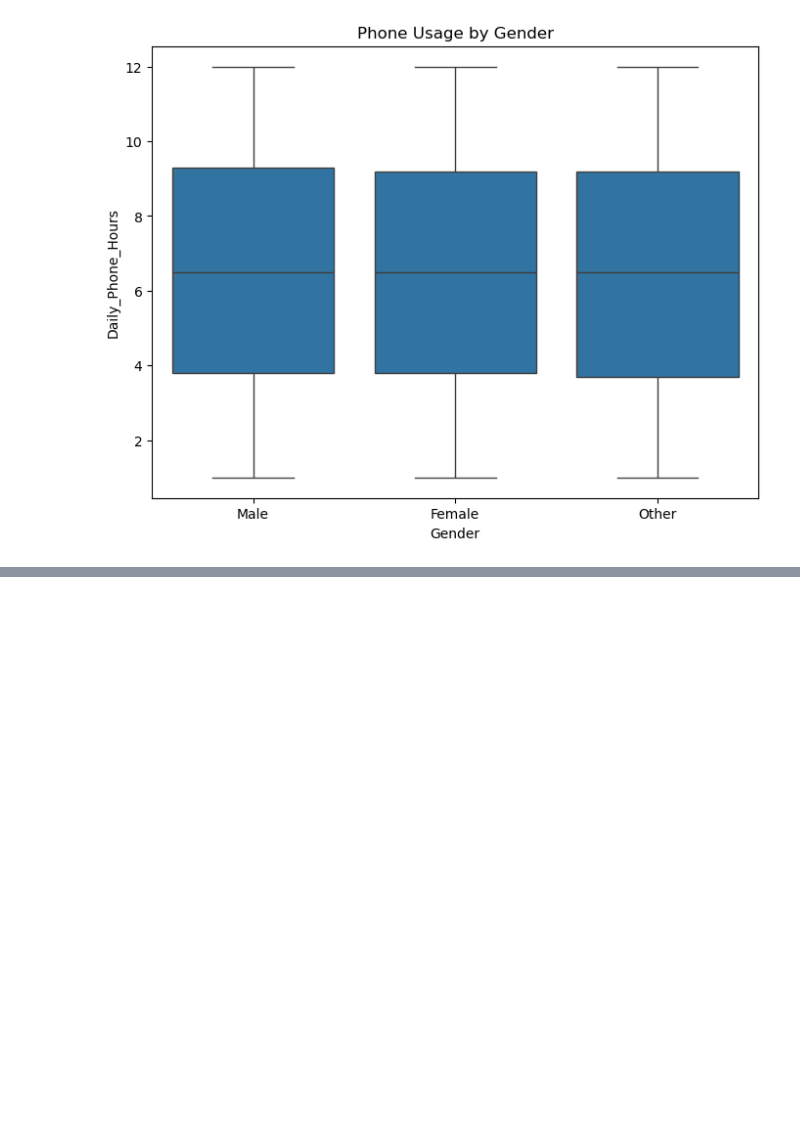
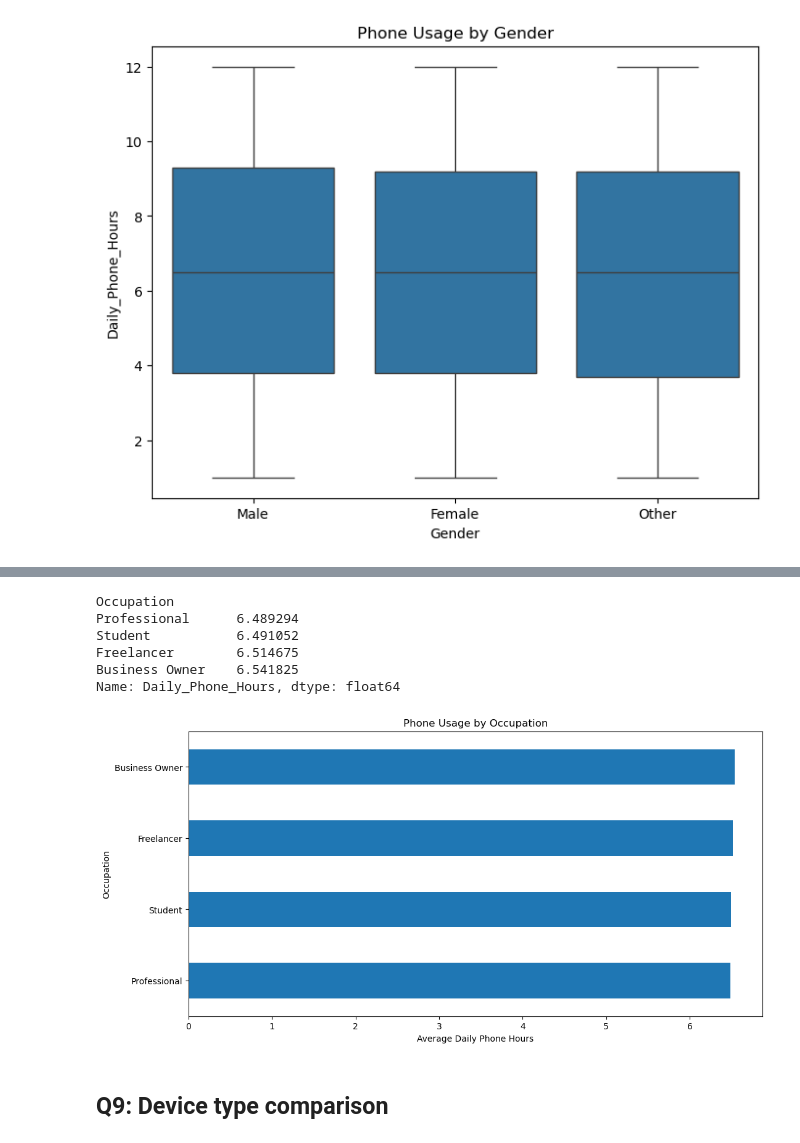
Before and after one commit to geff-ghost/screenTimeSleep, a Jupyter notebook: Smartphone_Usage_Statistics.ipynb, the cells around one changed output, grey strips where cells are left out. Drawn from its saved outputs; the diff is of its cells as text; code cells hidden in the pictures; blank space fills up the shorter version.

```diff
--- a/Smartphone_Usage_Statistics.ipynb
+++ b/Smartphone_Usage_Statistics.ipynb
@@ -285,0 +332,20 @@ plt.title('Phone Usage by Gender');
+# %%
+occupation_usage = smartphone_df.groupby('Occupation')['Daily_Phone_Hours'].mean().sort_values()
+occupation_usage
+# %% [output]
+Occupation
+Professional      6.489294
+Student           6.491052
+Freelancer        6.514675
+Business Owner    6.541825
+Name: Daily_Phone_Hours, dtype: float64
+# %%
+plt.figure(figsize=(12,6))
+occupation_usage.plot(kind='barh')
+plt.xlabel('Average Daily Phone Hours')
+plt.title('Phone Usage by Occupation')
+plt.show()
+# %% [output]
+[figure, added]
+# %% [markdown]
+## Q9: Device type comparison
```
Also changed, not shown: parts of 40 cells of this notebook.
